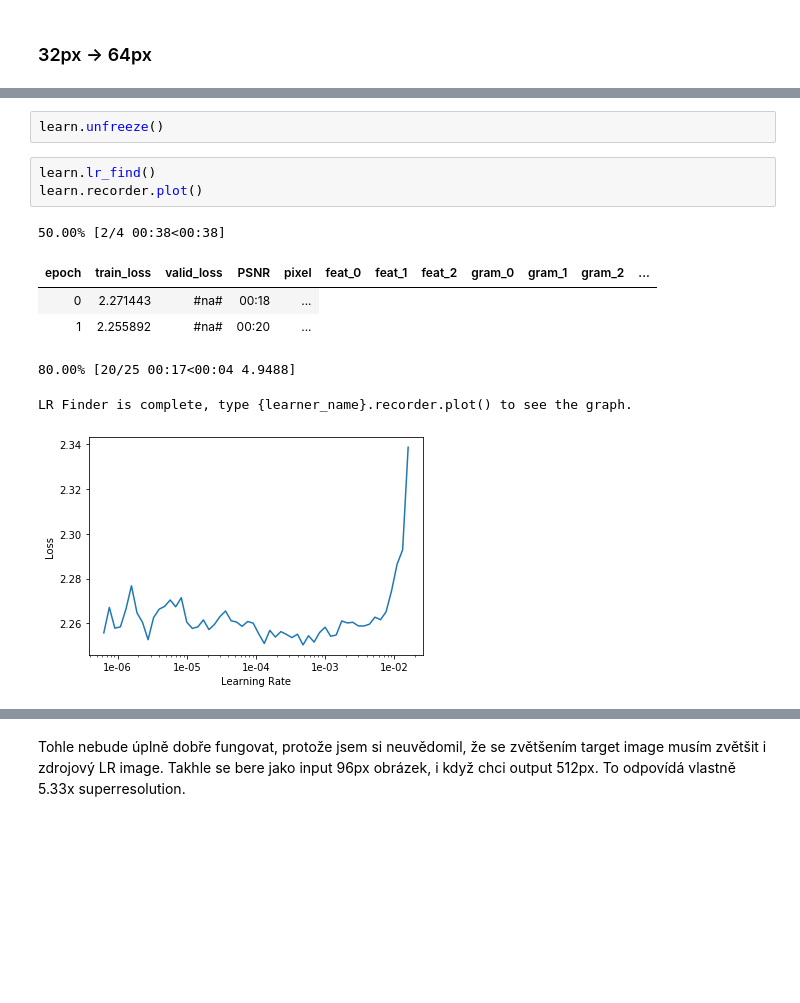
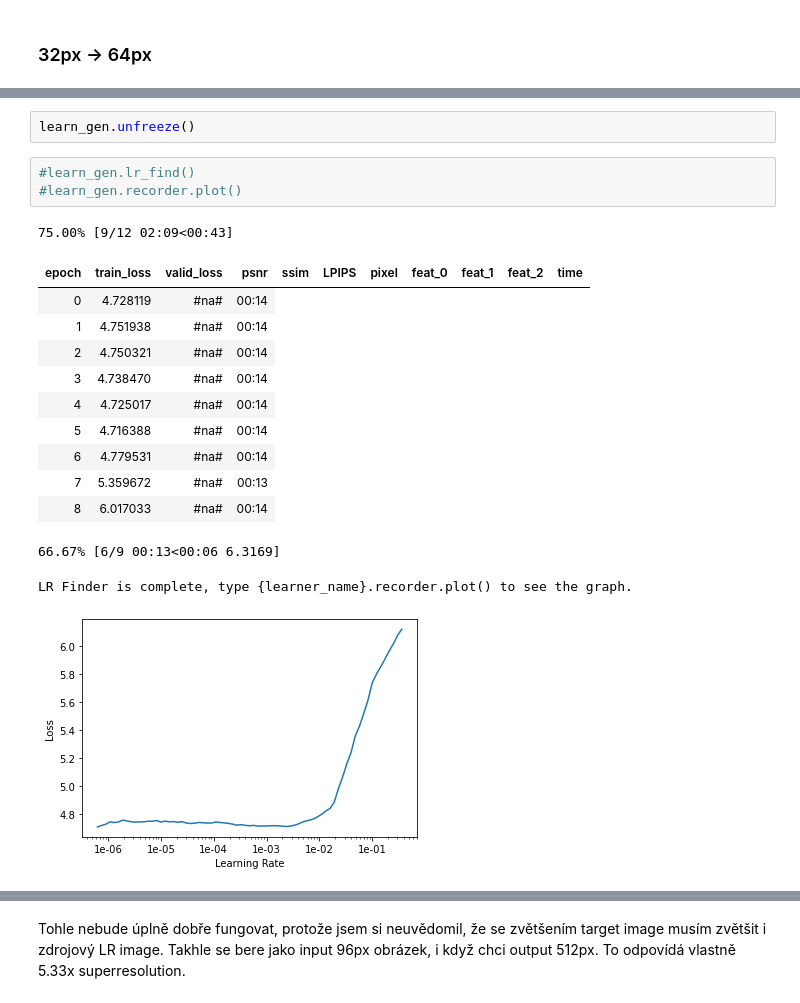
Before and after one commit to luksladky/SR-augmentation-learning, a Jupyter notebook: sr reference.ipynb, the cells around one changed output, grey strips where cells are left out. Drawn from its saved outputs; the diff is of its cells as text; blank space fills up the shorter version.

```diff
--- a/sr reference.ipynb
+++ b/sr reference.ipynb
@@ -350,14 +433,21 @@ do_fit('1a', slice(lr*10))
 # %%
-learn.unfreeze()
+learn_gen.unfreeze()
 # %%
-learn.lr_find()
-learn.recorder.plot()
+#learn_gen.lr_find()
+#learn_gen.recorder.plot()
 # %% [output]
-50.00% [2/4 00:38<00:38]
+75.00% [9/12 02:09<00:43]
-| epoch | train_loss | valid_loss | PSNR | pixel | feat_0 | feat_1 | feat_2 | gram_0 | gram_1 | gram_2 | ... |
-| 0 | 2.271443 | #na# | 00:18 | ... |
-| 1 | 2.255892 | #na# | 00:20 | ... |
+| epoch | train_loss | valid_loss | psnr | ssim | LPIPS | pixel | feat_0 | feat_1 | feat_2 | time |
+| 0 | 4.728119 | #na# | 00:14 |
+| 1 | 4.751938 | #na# | 00:14 |
+| 2 | 4.750321 | #na# | 00:14 |
+| 3 | 4.738470 | #na# | 00:14 |
+| 4 | 4.725017 | #na# | 00:14 |
+| 5 | 4.716388 | #na# | 00:14 |
+| 6 | 4.779531 | #na# | 00:14 |
+| 7 | 5.359672 | #na# | 00:13 |
+| 8 | 6.017033 | #na# | 00:14 |
-80.00% [20/25 00:17<00:04 4.9488]
+66.67% [6/9 00:13<00:06 6.3169]
 LR Finder is complete, type {learner_name}.recorder.plot() to see the graph.
-[figure, old version]
+[figure, new version]
 # %%
```
Also changed, not shown: parts of 112 cells of this notebook, 2 other files.
